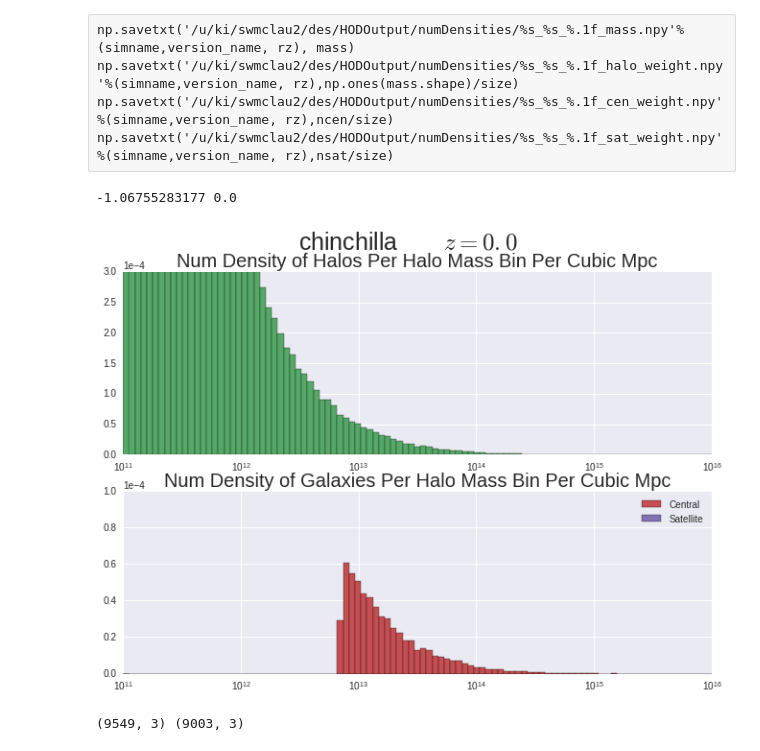
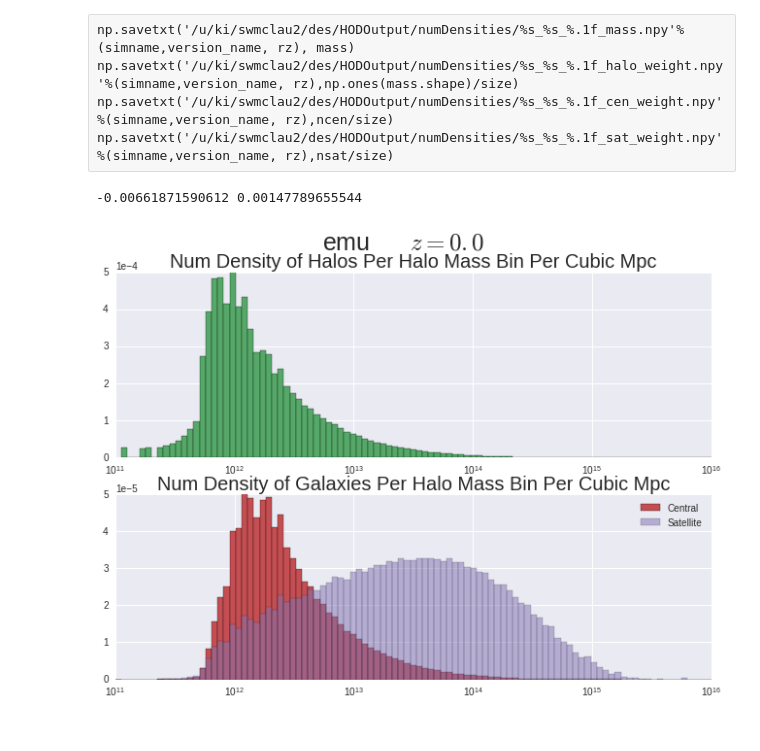
Before and after one commit to mclaughlin6464/HODEmulator, a Jupyter notebook: Number Density.ipynb, the cells around one changed output. Drawn from its saved outputs; the diff is of its cells as text; code cells hidden in the pictures.

```diff
--- a/Number Density.ipynb
+++ b/Number Density.ipynb
@@ -17,9 +17,9 @@ rz = 0.0
 cens_prof_model = TrivialPhaseSpace(redshift = rz)
 sats_prof_model = NFWPhaseSpace(redshift = rz)
 model_instance = HodModelFactory(
-        centrals_occupation = StepFuncCens(redshift = rz),
-        #centrals_occupation = Zheng07Cens(redshift = rz),
+        #centrals_occupation = StepFuncCens(redshift = rz),
+        centrals_occupation = RedMagicCens(redshift = rz),
         centrals_profile = cens_prof_model,
-        satellites_occupation = StepFuncSats(redshift = rz),
-        #satellites_occupation = Zheng07Sats(redshift = rz),
+        #satellites_occupation = StepFuncSats(redshift = rz),
+        satellites_occupation = RedMagicSats(redshift = rz),
         satellites_profile = sats_prof_model)
@@ -28,6 +32,6 @@ model_instance = HodModelFactory(
 # %%
-simname = 'chinchilla'
+simname = 'emu'
 rz = 0.0
-version_name = 'Lb400-2048'
-size = (400.0)**3
+version_name = 'most_recent'
+size = (1050.0)**3
 halocat= CachedHaloCatalog(simname = simname, halo_finder = 'rockstar',version_name = version_name, redshift = rz)
@@ -102,34 +84,34 @@ np.savetxt('/u/ki/swmclau2/des/HODOutput/numDensities/%s_%s_%.1f_sat_weight.npy'
 # %%
 print sum(ncen/size - np.ones(mass.shape)/size), sum(nsat/size),
 # %% [output]
--1.06755283177 0.0
+-0.00661871590612 0.00147789655544
 # %%
 fig = plt.figure(figsize = (11,7.5))
 
 plt.subplot(211)
 plt.title("Num Density of Halos Per Halo Mass Bin Per Cubic Mpc",fontsize = 20)
 
 plt.hist(mass, halo_mass, weights = np.ones(mass.shape)/size, color = colors[1])
 plt.xscale('log')
 plt.ticklabel_format(style='sci', axis='y',scilimits=(0,0))
 
 plt.xlim([xmin,xmax])
-plt.ylim([0, 3e-4])
+plt.ylim([0, 5e-4])
 
 plt.subplot(212)
 plt.title("Num Density of Galaxies Per Halo Mass Bin Per Cubic Mpc",fontsize = 20)
 plt.hist(mass, halo_mass,weights = ncen/size, color = colors[2], label = 'Central')
-plt.hist(mass, halo_mass,weights = nsat/size, color = colors[3], label = 'Satellite')
+plt.hist(mass, halo_mass,weights = nsat/size, color = colors[3], alpha = 0.5, label = 'Satellite')
 plt.legend(loc = 'best')
 
 plt.xscale('log')
 plt.ticklabel_format(style='sci', axis='y', scilimits=(0,0))
 
 plt.xlim([xmin,xmax])
-plt.ylim([0, 1e-4])
+plt.ylim([0, 5e-5])
 
 plt.suptitle('%s\t $z = %.1f$'%(simname, rz), fontsize = 25)
 
 plt.show()
 # %% [output]
-[figure, old version]
+[figure, new version]
@@ -143,4 +117,0 @@ gal_pos = return_xyz_formatted_array(x,y,z)
-# %%
-print halo_pos.shape, gal_pos.shape
-# %% [output]
-(9549, 3) (9003, 3)
```
Also changed, not shown: parts of 13 cells of this notebook, 4 other files.
